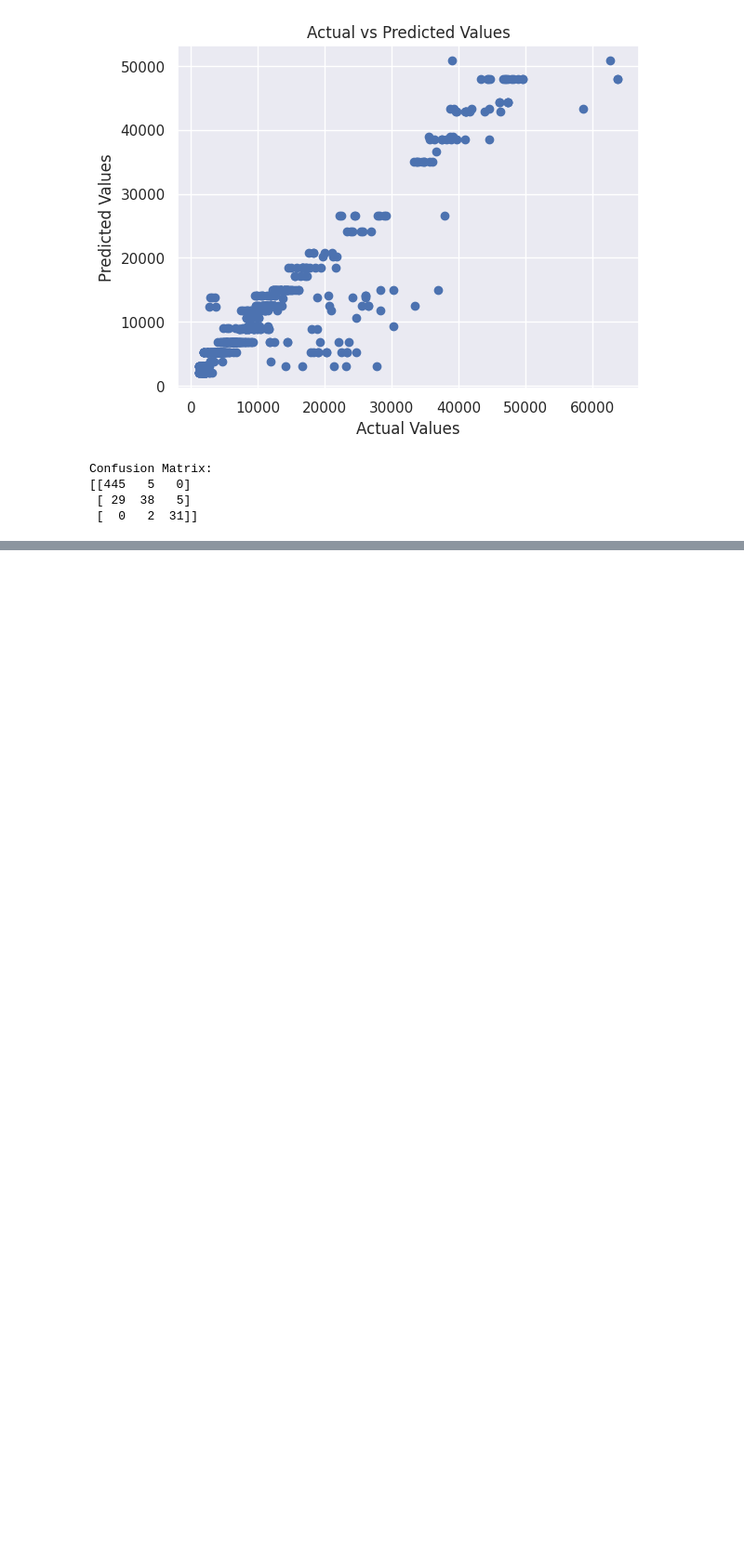
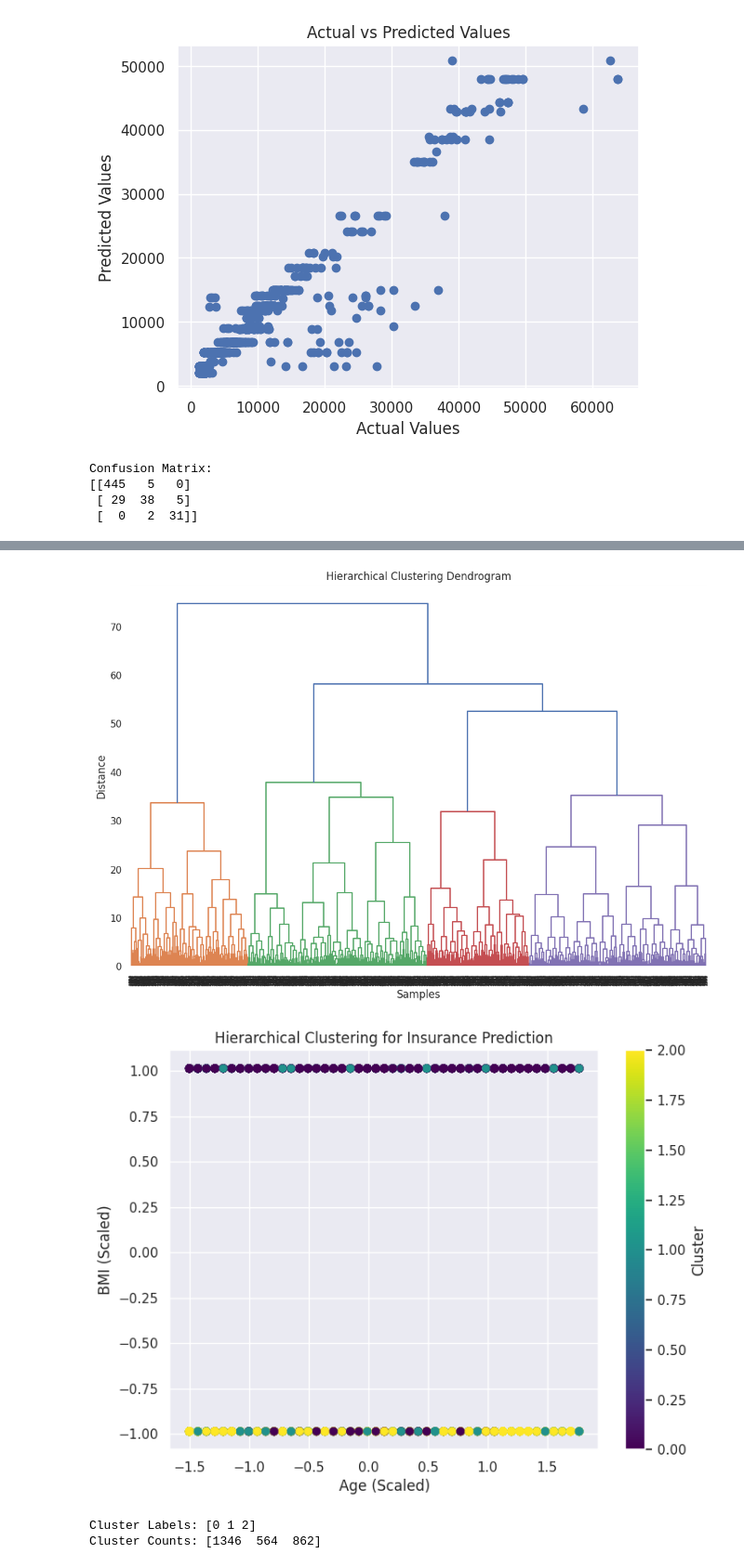
Before and after one commit to Ruthuja-Gaikwad/AIML_2024, a Jupyter notebook: project.ipynb, the cells around one changed output, grey strips where cells are left out. Shown at 93% size. Saved outputs shown, nothing was run; the diff lists cells and outputs as text; code cells hidden in the pictures; blank space fills up the shorter version.

```diff
--- a/project.ipynb
+++ b/project.ipynb
@@ -404,3 +481,62 @@ Confusion Matrix:
+# %%
+import numpy as np
+import pandas as pd
+from sklearn.preprocessing import StandardScaler
+from scipy.cluster.hierarchy import dendrogram, linkage
+import matplotlib.pyplot as plt
+
+# Assuming you have a CSV file 'insurance_data.csv' with relevant columns
+# Load the data
+
+
+# Perform data preprocessing: handle missing values, encode categorical variables, etc.
+# For simplicity, let's assume the data is already preprocessed and numeric
+
+
+
+# Standardize the selected features
+scaler = StandardScaler()
+scaled_features = scaler.fit_transform(df[features])
+
+# Perform hierarchical clustering using Ward's method
+linkage_matrix = linkage(scaled_features, method='ward')
+
+# Plot the dendrogram to visualize the clustering hierarchy
+plt.figure(figsize=(12, 8))
+dendrogram(linkage_matrix)
+plt.title('Hierarchical Clustering Dendrogram')
+plt.xlabel('Samples')
+plt.ylabel('Distance')
+plt.show()
+
+# Optional: Determine the optimal number of clusters using the dendrogram
+# You can use techniques like the elbow method or visually inspect the dendrogram
+
+# Extract clusters using a chosen number of clusters
+num_clusters = 3  # Adjust based on your analysis of the dendrogram
+from sklearn.cluster import AgglomerativeClustering
+
+clusterer = AgglomerativeClustering(n_clusters=num_clusters, linkage='ward')
+clusters = clusterer.fit_predict(scaled_features)
+
+# Visualize the clusters (2D plot for simplicity, assuming only two features)
+plt.figure(figsize=(8, 6))
+plt.scatter(scaled_features[:, 0], scaled_features[:, 1], c=clusters, cmap='viridis')
+plt.xlabel('Age (Scaled)')
+plt.ylabel('BMI (Scaled)')
+plt.title('Hierarchical Clustering for Insurance Prediction')
+plt.colorbar(label='Cluster')
+plt.show()
+
+# Analyze the clusters and their characteristics
+cluster_labels, cluster_counts = np.unique(clusters, return_counts=True)
+print("Cluster Labels:", cluster_labels)
+print("Cluster Counts:", cluster_counts)
+# %% [output]
+[figure, added]
+[figure, added]
+Cluster Labels: [0 1 2]
+Cluster Counts: [1346  564  862]
 # %%
 import pandas as pd
 from sklearn.svm import SVR
```
Also changed, not shown: parts of 3 cells of this notebook.
